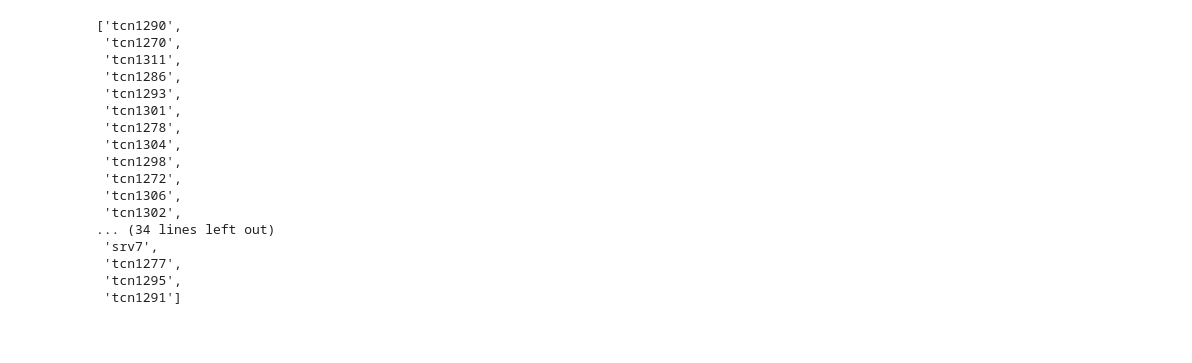
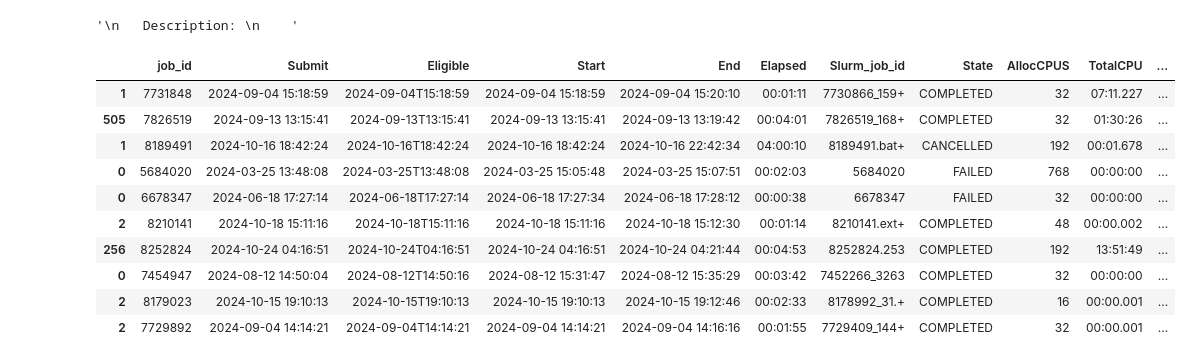
Before and after one commit to sara-nl/energy_efficiency_system_level, a Jupyter notebook: EDA_slurm_data.ipynb, the cells around one changed output. Cells and saved outputs as stored; diff of their text form; code cells hidden in the pictures; blank space fills up the shorter version.

```diff
--- a/EDA_slurm_data.ipynb
+++ b/EDA_slurm_data.ipynb
@@ -302,20 +0,0 @@ Name: count, dtype: int64
-# %%
-slurm_exclusive_nodes
-# %% [output]
-['tcn1290',
- 'tcn1270',
- 'tcn1311',
- 'tcn1286',
- 'tcn1293',
- 'tcn1301',
- 'tcn1278',
- 'tcn1304',
- 'tcn1298',
- 'tcn1272',
- 'tcn1306',
- 'tcn1302',
-... (34 lines left out)
- 'srv7',
- 'tcn1277',
- 'tcn1295',
- 'tcn1291']
@@ -321,0 +8,25 @@ slurm_exclusive_nodes
+# %%
+"""
+   Description:
+    """
+# %% [output]
+'\n   Description: \n    '
+# %%
+pd.set_option('display.max_columns', None)
+pd.set_option('display.max_rows', None)
+folder_path = Path('./system_analytics_2024/slurm_data')
+file_path_parquet_reading = folder_path / 'slurm_data_cleaned.parquet.gzip'
+df = pd.read_parquet(file_path_parquet_reading)
+df.sample(n=10)
+# %% [output]
+|  | job_id | Submit | Eligible | Start | End | Elapsed | Slurm_job_id | State | AllocCPUS | TotalCPU | ... |
+| 1 | 7731848 | 2024-09-04 15:18:59 | 2024-09-04T15:18:59 | 2024-09-04 15:18:59 | 2024-09-04 15:20:10 | 00:01:11 | 7730866_159+ | COMPLETED | 32 | 07:11.227 | ... |
+| 505 | 7826519 | 2024-09-13 13:15:41 | 2024-09-13T13:15:41 | 2024-09-13 13:15:41 | 2024-09-13 13:19:42 | 00:04:01 | 7826519_168+ | COMPLETED | 32 | 01:30:26 | ... |
+| 1 | 8189491 | 2024-10-16 18:42:24 | 2024-10-16T18:42:24 | 2024-10-16 18:42:24 | 2024-10-16 22:42:34 | 04:00:10 | 8189491.bat+ | CANCELLED | 192 | 00:01.678 | ... |
+| 0 | 5684020 | 2024-03-25 13:48:08 | 2024-03-25T13:48:08 | 2024-03-25 15:05:48 | 2024-03-25 15:07:51 | 00:02:03 | 5684020 | FAILED | 768 | 00:00:00 | ... |
+| 0 | 6678347 | 2024-06-18 17:27:14 | 2024-06-18T17:27:14 | 2024-06-18 17:27:34 | 2024-06-18 17:28:12 | 00:00:38 | 6678347 | FAILED | 32 | 00:00:00 | ... |
+| 2 | 8210141 | 2024-10-18 15:11:16 | 2024-10-18T15:11:16 | 2024-10-18 15:11:16 | 2024-10-18 15:12:30 | 00:01:14 | 8210141.ext+ | COMPLETED | 48 | 00:00.002 | ... |
+| 256 | 8252824 | 2024-10-24 04:16:51 | 2024-10-24T04:16:51 | 2024-10-24 04:16:51 | 2024-10-24 04:21:44 | 00:04:53 | 8252824.253 | COMPLETED | 192 | 13:51:49 | ... |
+| 0 | 7454947 | 2024-08-12 14:50:04 | 2024-08-12T14:50:16 | 2024-08-12 15:31:47 | 2024-08-12 15:35:29 | 00:03:42 | 7452266_3263 | COMPLETED | 32 | 00:00:00 | ... |
+| 2 | 8179023 | 2024-10-15 19:10:13 | 2024-10-15T19:10:13 | 2024-10-15 19:10:13 | 2024-10-15 19:12:46 | 00:02:33 | 8178992_31.+ | COMPLETED | 16 | 00:00.001 | ... |
+| 2 | 7729892 | 2024-09-04 14:14:21 | 2024-09-04T14:14:21 | 2024-09-04 14:14:21 | 2024-09-04 14:16:16 | 00:01:55 | 7729409_144+ | COMPLETED | 32 | 00:00.001 | ... |
```
Also changed, not shown: parts of 32 cells of this notebook, 3 other files.
